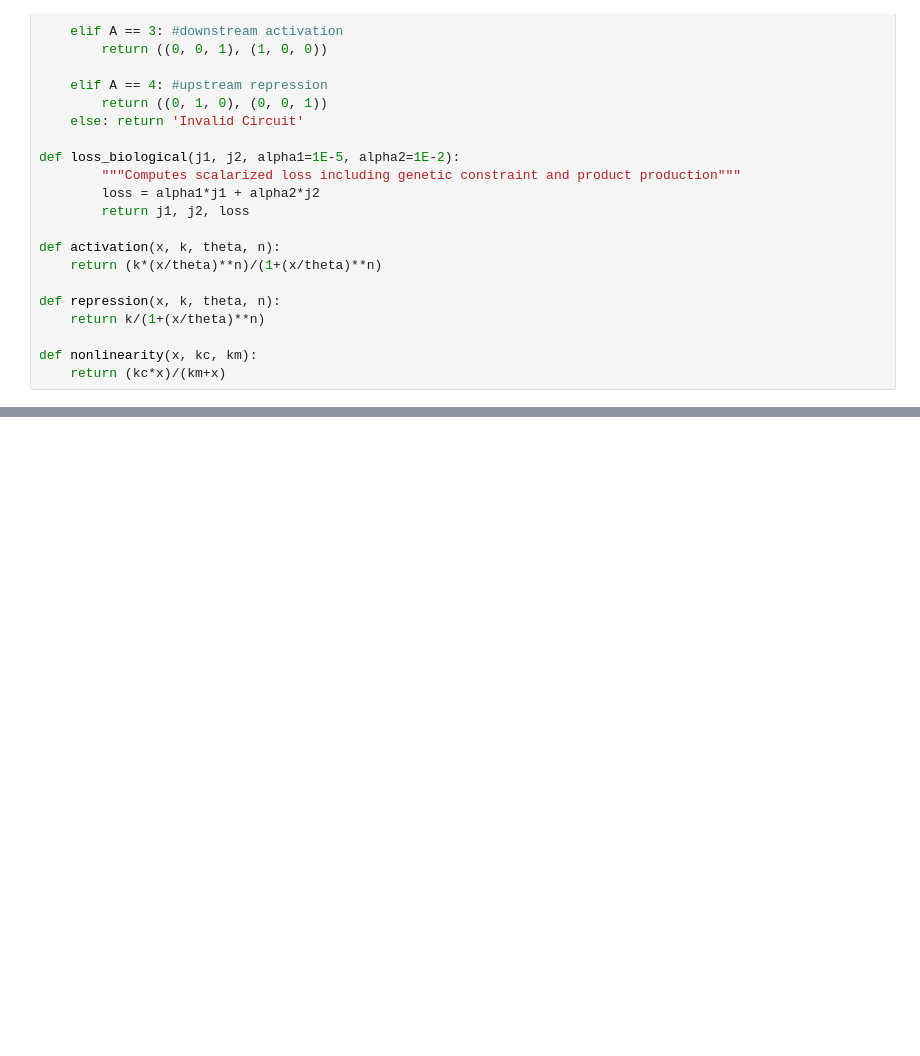
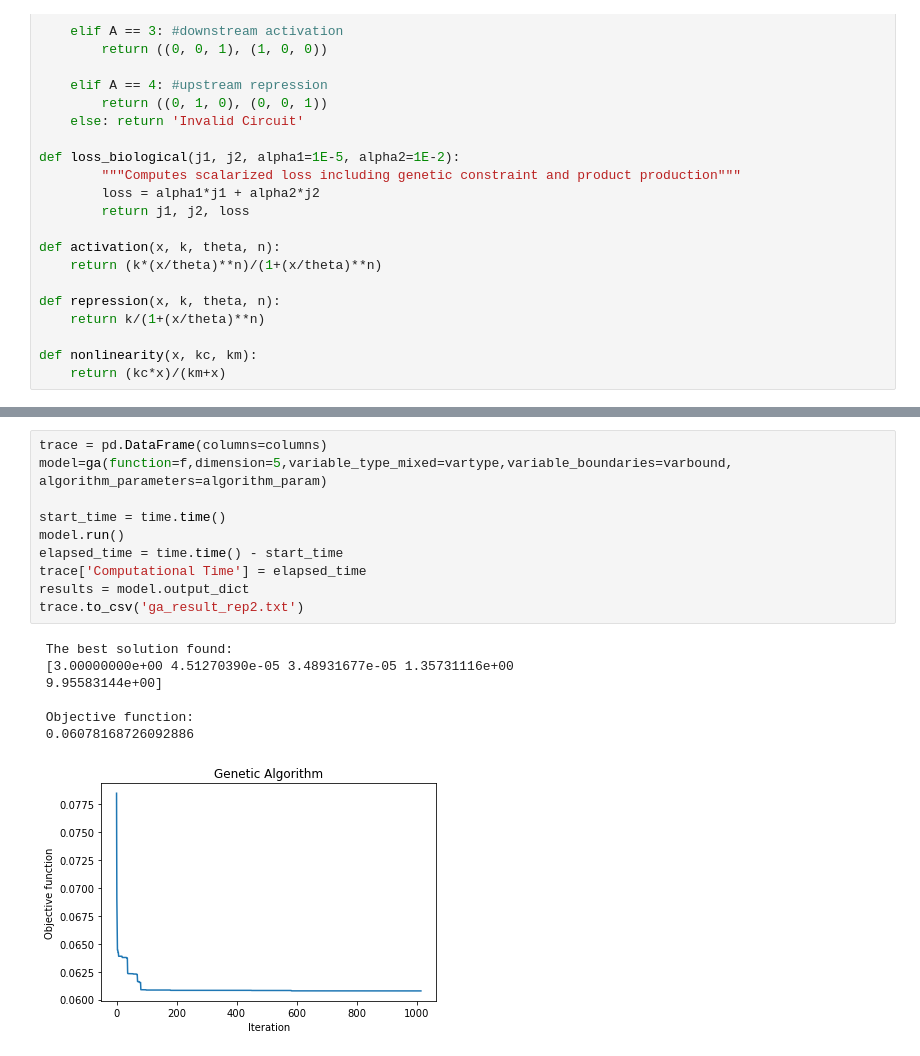
Before and after one commit to cjmerzbacher/bayesopt-dynamic-pathways, a Jupyter notebook: method_tuning/genetic_algorithm.ipynb, the cells around one changed output, grey strips where cells are left out. Saved outputs shown, nothing was run; the diff lists cells and outputs as text; blank space fills up the shorter version.

```diff
--- a/method_tuning/genetic_algorithm.ipynb
+++ b/method_tuning/genetic_algorithm.ipynb
@@ -345,0 +150,18 @@ model.report
+# %%
+trace = pd.DataFrame(columns=columns)
+model=ga(function=f,dimension=5,variable_type_mixed=vartype,variable_boundaries=varbound, algorithm_parameters=algorithm_param)
+
+start_time = time.time()
+model.run()
+elapsed_time = time.time() - start_time
+trace['Computational Time'] = elapsed_time
+results = model.output_dict
+trace.to_csv('ga_result_rep2.txt')
+# %% [output]
+ The best solution found:
+ [3.00000000e+00 4.51270390e-05 3.48931677e-05 1.35731116e+00
+ 9.95583144e+00]
+
+ Objective function:
+ 0.06078168726092886
+[figure, added]
```
Also changed, not shown: parts of 10 cells of this notebook, 56 other files.
